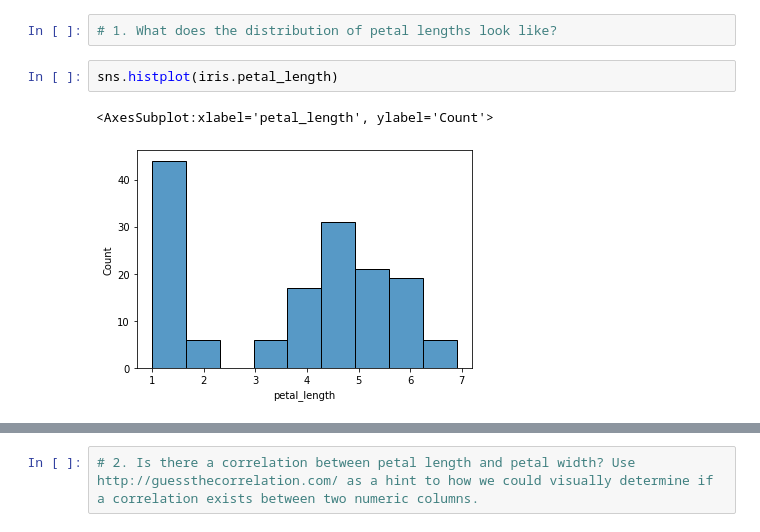
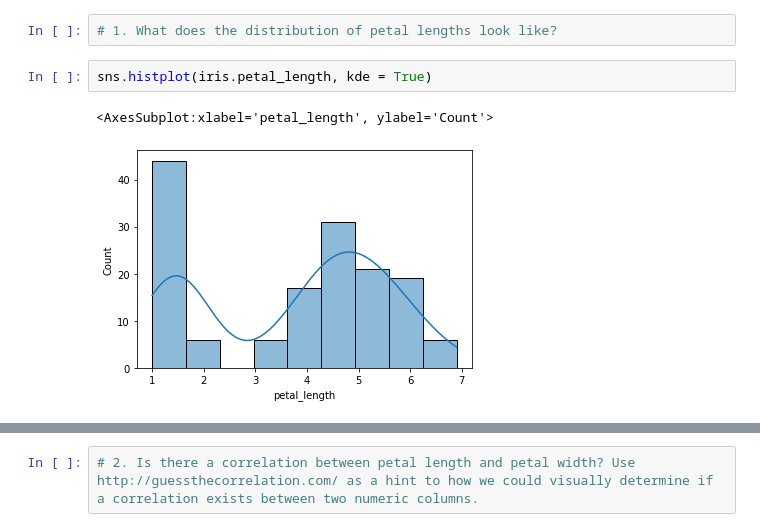
Before and after one commit to Chenchen070/numpy-pandas-visualization-exercises, a Jupyter notebook: seaborn_exercises.ipynb, the cells around one changed output, grey strips where cells are left out. Saved outputs shown, nothing was run; the diff lists cells and outputs as text.

```diff
--- a/seaborn_exercises.ipynb
+++ b/seaborn_exercises.ipynb
@@ -35,7 +35,7 @@ Index(['sepal_length', 'sepal_width', 'petal_length', 'petal_width',
 # %%
 # 1. What does the distribution of petal lengths look like?
 # %%
-sns.histplot(iris.petal_length)
+sns.histplot(iris.petal_length, kde = True)
 # %% [output]
 <AxesSubplot:xlabel='petal_length', ylabel='Count'>
-[figure, old version]
+[figure, new version]
```
Also changed, not shown: parts of 36 cells of this notebook.
